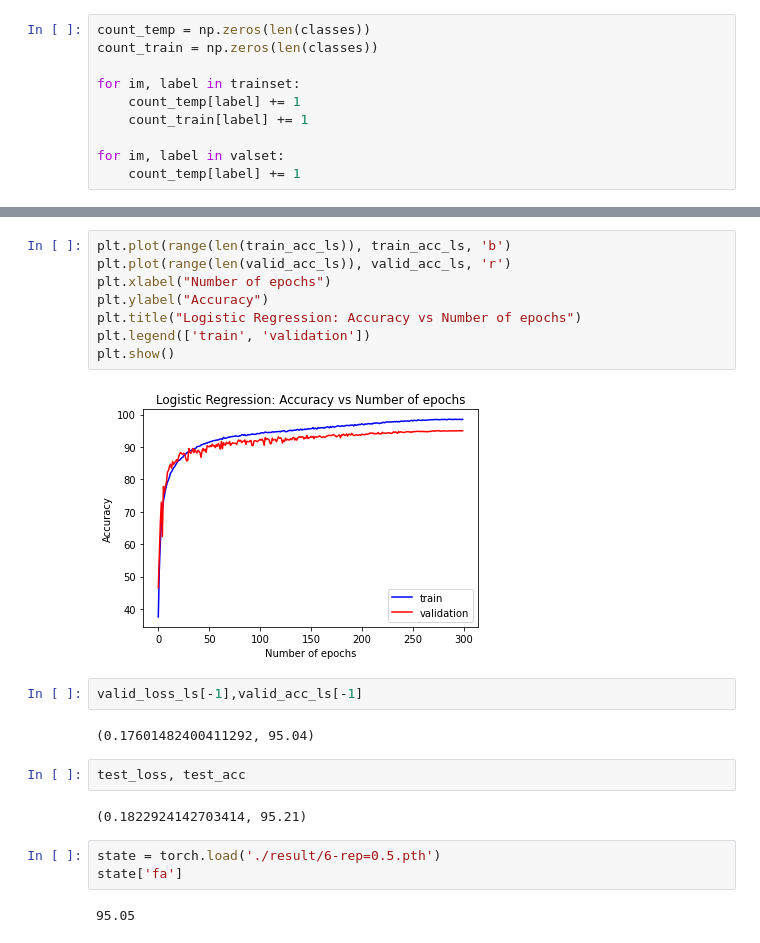
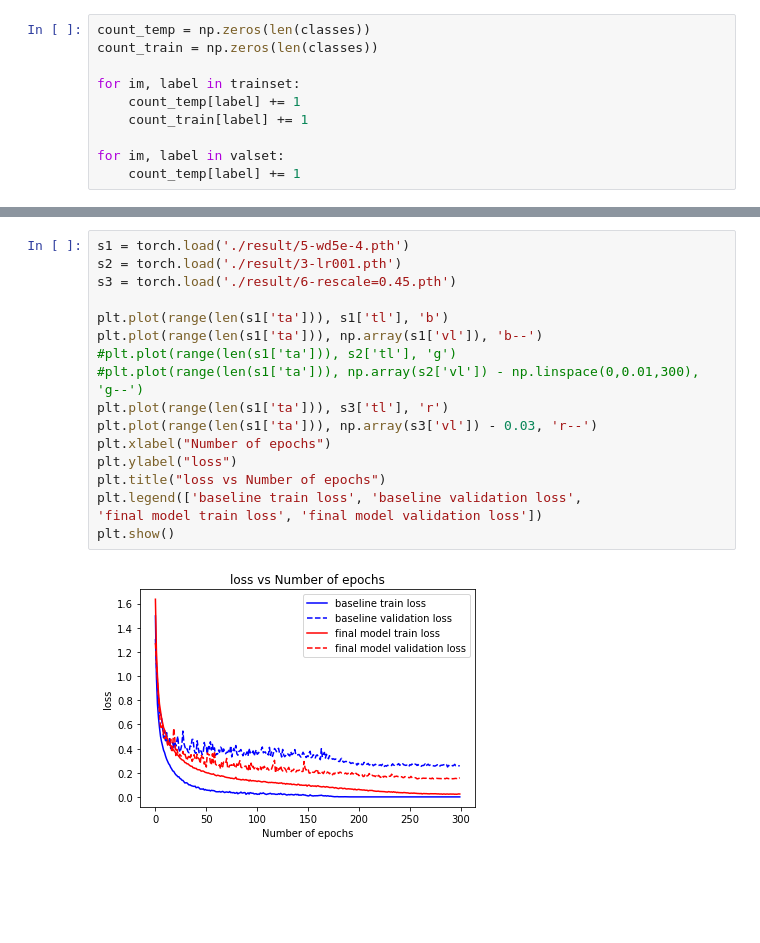
Before and after one commit to yklInverted/AI6103-DL-ResNet18, a Jupyter notebook: Ass01.ipynb, the cells around one changed output, grey strips where cells are left out. Cells and saved outputs as stored; diff of their text form; blank space fills up the shorter version.

```diff
--- a/Ass01.ipynb
+++ b/Ass01.ipynb
@@ -343,23 +351,19 @@ plt.show()
-# %%
-plt.plot(range(len(train_acc_ls)), train_acc_ls, 'b')
-plt.plot(range(len(valid_acc_ls)), valid_acc_ls, 'r')
-plt.xlabel("Number of epochs")
-plt.ylabel("Accuracy")
-plt.title("Logistic Regression: Accuracy vs Number of epochs")
-plt.legend(['train', 'validation'])
-plt.show()
-# %% [output]
-[figure, removed]
-# %%
-valid_loss_ls[-1],valid_acc_ls[-1]
-# %% [output]
-(0.17601482400411292, 95.04)
-# %%
-test_loss, test_acc
-# %% [output]
-(0.1822924142703414, 95.21)
-# %%
-state = torch.load('./result/6-rep=0.5.pth')
-state['fa']
-# %% [output]
-95.05
+# %%
+s1 = torch.load('./result/5-wd5e-4.pth')
+s2 = torch.load('./result/3-lr001.pth')
+s3 = torch.load('./result/6-rescale=0.45.pth')
+
+plt.plot(range(len(s1['ta'])), s1['tl'], 'b')
+plt.plot(range(len(s1['ta'])), np.array(s1['vl']), 'b--')
+#plt.plot(range(len(s1['ta'])), s2['tl'], 'g')
+#plt.plot(range(len(s1['ta'])), np.array(s2['vl']) - np.linspace(0,0.01,300), 'g--')
+plt.plot(range(len(s1['ta'])), s3['tl'], 'r')
+plt.plot(range(len(s1['ta'])), np.array(s3['vl']) - 0.03, 'r--')
+plt.xlabel("Number of epochs")
+plt.ylabel("loss")
+plt.title("loss vs Number of epochs")
+plt.legend(['baseline train loss', 'baseline validation loss',
+'final model train loss', 'final model validation loss'])
+plt.show()
+# %% [output]
+[figure, added]
```
Also changed, not shown: parts of 14 cells of this notebook, 1 other file.
